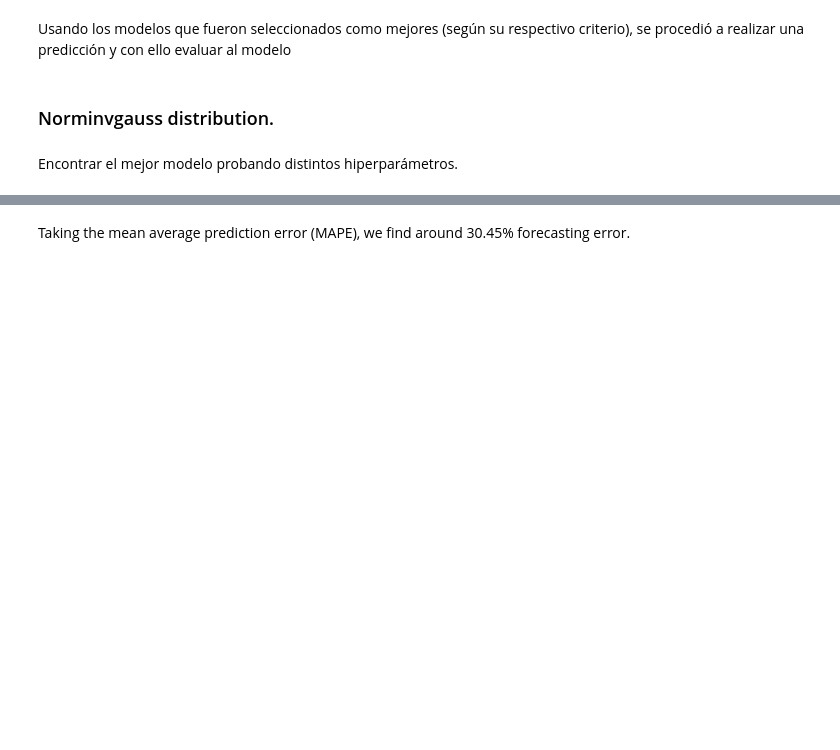
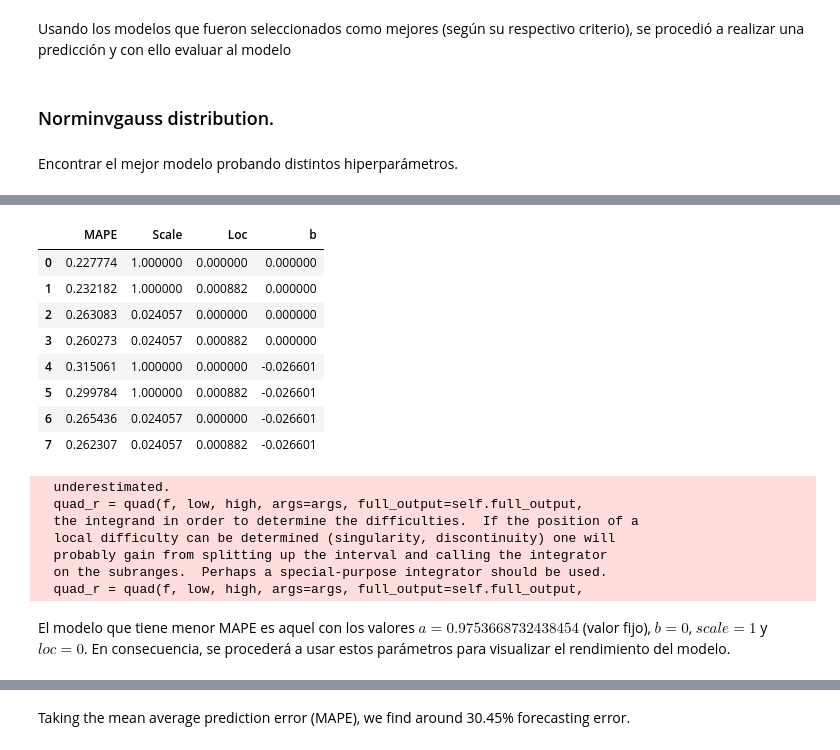
Before and after one commit to 01745134/proyectos-ingenieria, a Jupyter notebook: tarea1-modelacionVolatilidad.ipynb, the cells around one changed output, grey strips where cells are left out. Saved outputs shown, nothing was run; the diff lists cells and outputs as text; code cells hidden in the pictures; blank space fills up the shorter version.

```diff
--- a/tarea1-modelacionVolatilidad.ipynb
+++ b/tarea1-modelacionVolatilidad.ipynb
@@ -210,0 +209,4 @@ def GBMsimulatorUniVar_Normgauss(So, mu, sigma, T, N, a = 0.9753668732438454, b
+# %%
+# Create a pandas dataframe that saves the results of the model.
+results_NIG = pd.DataFrame(columns = ["MAPE", "Scale", "Loc","b"])
+results_NIG
@@ -210,0 +215,14 @@ def GBMsimulatorUniVar_Normgauss(So, mu, sigma, T, N, a = 0.9753668732438454, b
+# %%
+# Iterating over the scale and loc parameters
+# {{'norminvgauss': {'a': 0.9753668732438454, 'b': -0.026601118197388612, 'loc': 0.0008819343939723866, 'scale': 0.02405741263947861}}
+# a > 0, |b| <= a
+for b in [0, -0.026601118197388612]:
+    for scale in [1, 0.02405741263947861]:
+        for loc in [0, 0.0008819343939723866]:
+            prices = GBMsimulatorUniVar_Normgauss(So = df2["Adj Close"].iloc[len(training)], mu = training.mean(), sigma = training.std(),
+                                             T = len(test), N = 1000, loc = loc, scale = scale, b = b)
+            newpreds = pd.DataFrame(prices).mean(axis = 1)
+            varMAPE = mape(newpreds, test.dropna())
+            new_row_values = {"MAPE": varMAPE,
+                            "Scale": scale, "Loc": loc, "b":b}
+            results_NIG.loc[len(results_NIG)] = new_row_values
@@ -211 +247,22 @@ def GBMsimulatorUniVar_Normgauss(So, mu, sigma, T, N, a = 0.9753668732438454, b
+# %%
+results_NIG.head(10)
+# %% [output]
+|  | MAPE | Scale | Loc | b |
+| 0 | 0.227774 | 1.000000 | 0.000000 | 0.000000 |
+| 1 | 0.232182 | 1.000000 | 0.000882 | 0.000000 |
+| 2 | 0.263083 | 0.024057 | 0.000000 | 0.000000 |
+| 3 | 0.260273 | 0.024057 | 0.000882 | 0.000000 |
+| 4 | 0.315061 | 1.000000 | 0.000000 | -0.026601 |
+| 5 | 0.299784 | 1.000000 | 0.000882 | -0.026601 |
+| 6 | 0.265436 | 0.024057 | 0.000000 | -0.026601 |
+| 7 | 0.262307 | 0.024057 | 0.000882 | -0.026601 |
+  underestimated.
+  quad_r = quad(f, low, high, args=args, full_output=self.full_output,
+  the integrand in order to determine the difficulties.  If the position of a
+  local difficulty can be determined (singularity, discontinuity) one will
+  probably gain from splitting up the interval and calling the integrator
+  on the subranges.  Perhaps a special-purpose integrator should be used.
+  quad_r = quad(f, low, high, args=args, full_output=self.full_output,
+# %% [markdown]
+El modelo que tiene menor MAPE es aquel con los valores $a = 0.9753668732438454$ (valor fijo), $b = 0$, $scale = 1$ y $loc = 0$. En consecuencia, se procederá a usar estos parámetros para visualizar el rendimiento del modelo.
 # %%
```
Also changed, not shown: parts of 8 cells of this notebook.
